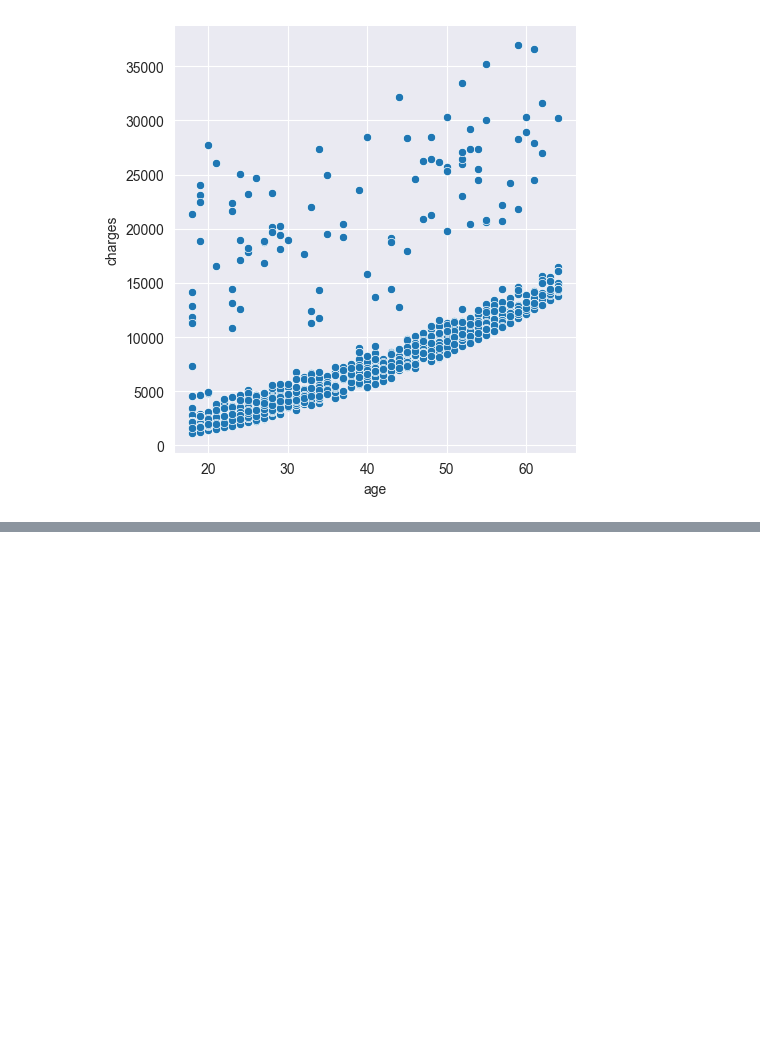
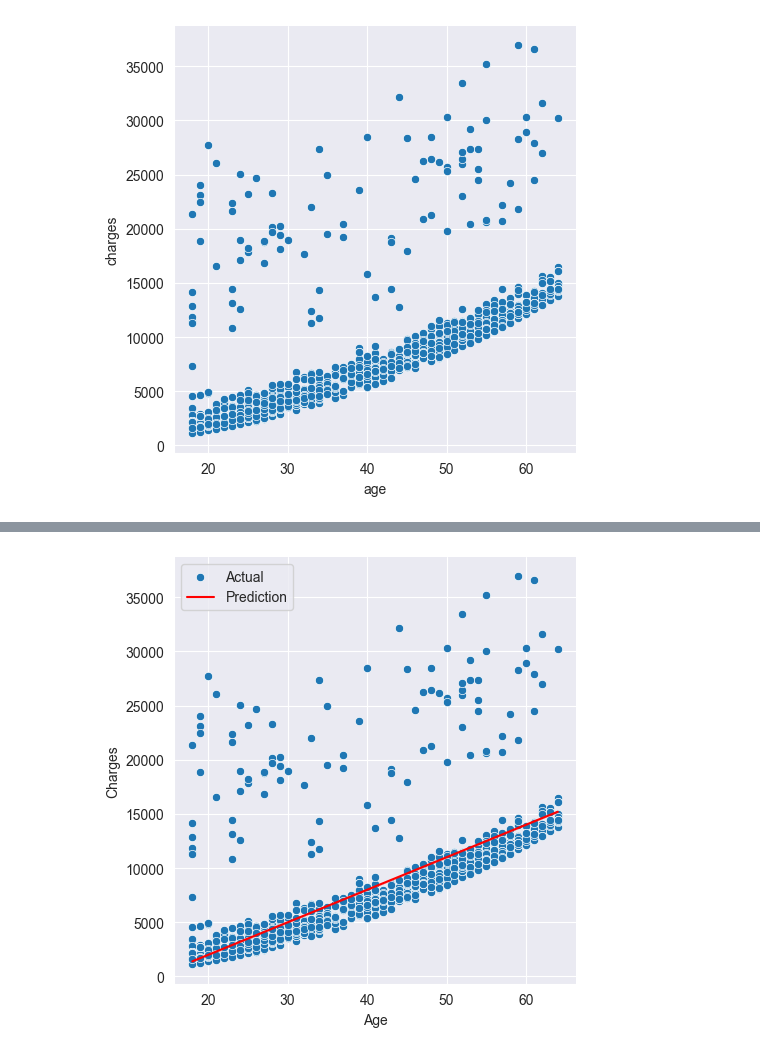
Before and after one commit to ahmadOlawale008/Machine-learning-projects, a Jupyter notebook: Untitled Folder/Untitled.ipynb, the cells around one changed output, grey strips where cells are left out. Saved outputs shown, nothing was run; the diff lists cells and outputs as text; code cells hidden in the pictures; blank space fills up the shorter version.

```diff
--- a/Untitled Folder/Untitled.ipynb
+++ b/Untitled Folder/Untitled.ipynb
@@ -184,0 +175,4 @@ dir(plt)
+# %%
+try_parameters(300, -4000)
+# %% [output]
+[figure, added]
```
Also changed, not shown: parts of 7 cells of this notebook.
